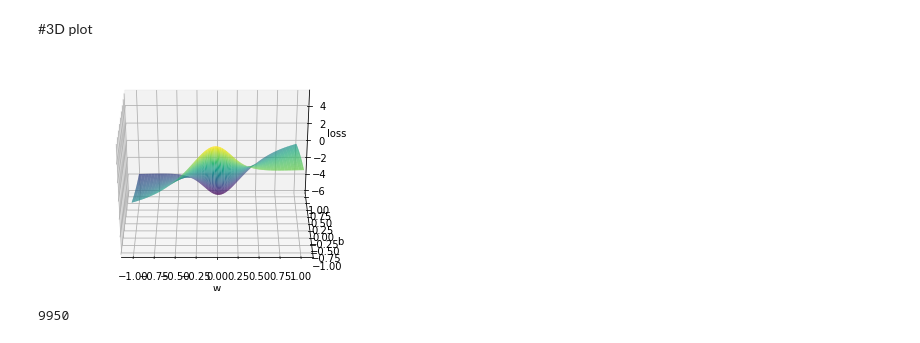
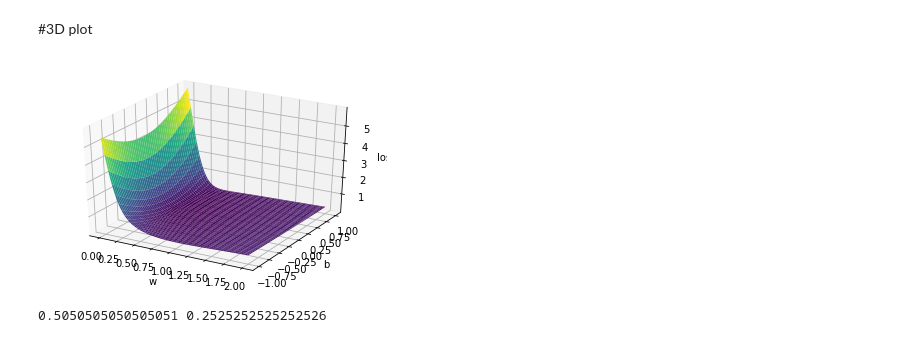
Before and after one commit to ShreyasSubhedar/Deep_Learning, a Jupyter notebook: DL#103/PlottingLoss.ipynb, the cells around one changed output. Cells and saved outputs as stored; diff of their text form; code cells hidden in the pictures.

Commit message:
PLOTTING_LOSS_UPDATE

```diff
--- a/DL#103/PlottingLoss.ipynb
+++ b/DL#103/PlottingLoss.ipynb
@@ -25,10 +25,10 @@ Now we need to find the W And B which give us min
 def cal_loss(X,Y,w_est,b_est):
   loss=0
   for x,y in zip(X,Y):
-    loss+=(y-sigmoid(x,w_est,b_est))
+    loss += (y-sigmoid(x,w_est,b_est))**2
   return loss
 # %%
-W = np.linspace(-1,1,100)
+W = np.linspace(0,2,100)  # cahnging the range as -ve w is leading towards higher loss value
 B =np.linspace(-1,1,100)
 WW, BB = np.meshgrid(W,B)
 Loss= np.zeros(WW.shape)
@@ -45,15 +45,11 @@ for i in range(WW.shape[0]):
 # %%
 fig = plt.figure()
 ax = plt.axes(projection="3d")
 ax.plot_surface(WW, BB, Loss, cmap='viridis')
 ax.set_xlabel('w')
 ax.set_ylabel('b')
 ax.set_zlabel('loss')
-ax.view_init(30,270)
+
 plt.show()
 # %% [output]
-[figure, old version]
+[figure, new version]
-# %%
-np.argmin(Loss)
-# %% [output]
-9950
@@ -59,0 +60,4 @@ np.argmin(Loss)
+# %%
+print(WW[i][j],BB[i][j])
+# %% [output]
+0.5050505050505051 0.2525252525252526
```
Also changed, not shown: parts of 2 cells of this notebook.
